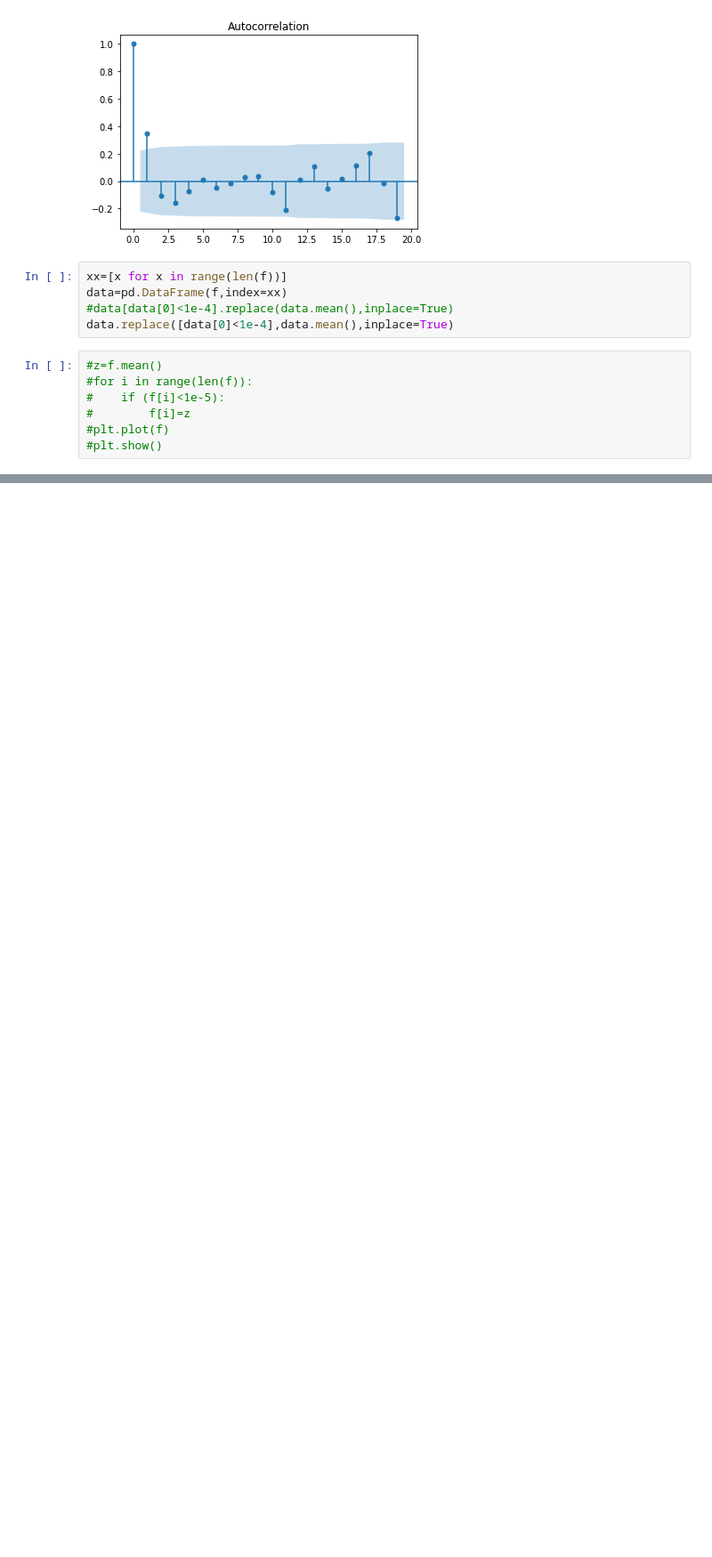
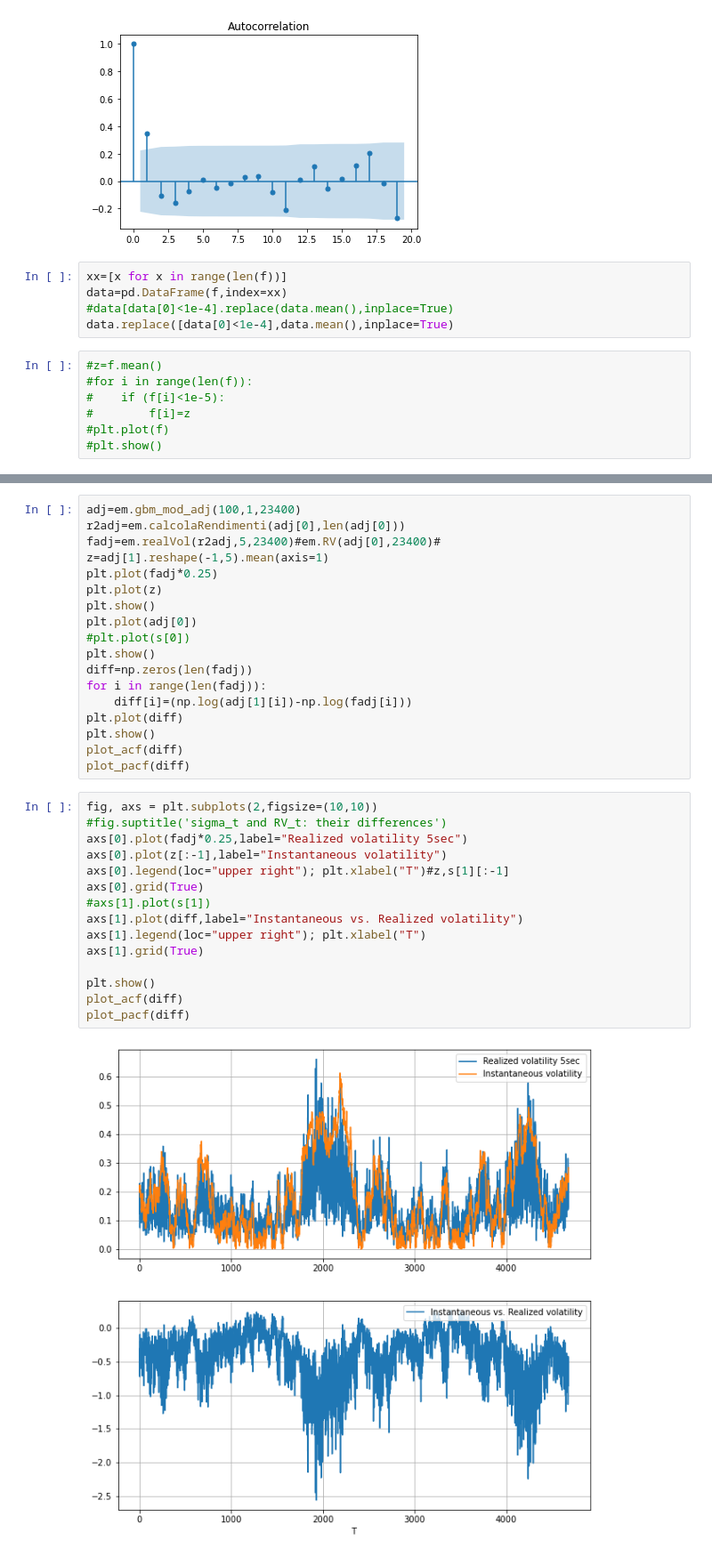
Before and after one commit to macrandrea/RoughVolArtOrArtefact, a Jupyter notebook: ModulusWiener_GIT.ipynb, the cells around one changed output, grey strips where cells are left out. Shown at 89% size. Drawn from its saved outputs; the diff is of its cells as text; blank space fills up the shorter version.

```diff
--- a/ModulusWiener_GIT.ipynb
+++ b/ModulusWiener_GIT.ipynb
@@ -78,0 +108,35 @@ plot_pacf(diff)
+# %%
+adj=em.gbm_mod_adj(100,1,23400)
+r2adj=em.calcolaRendimenti(adj[0],len(adj[0]))
+fadj=em.realVol(r2adj,5,23400)#em.RV(adj[0],23400)#
+z=adj[1].reshape(-1,5).mean(axis=1)
+plt.plot(fadj*0.25)
+plt.plot(z)
+plt.show()
+plt.plot(adj[0])
+#plt.plot(s[0])
+plt.show()
+diff=np.zeros(len(fadj))
+for i in range(len(fadj)):
+    diff[i]=(np.log(adj[1][i])-np.log(fadj[i]))
+plt.plot(diff)
+plt.show()
+plot_acf(diff)
+plot_pacf(diff)
+# %%
+fig, axs = plt.subplots(2,figsize=(10,10))
+#fig.suptitle('sigma_t and RV_t: their differences')
+axs[0].plot(fadj*0.25,label="Realized volatility 5sec")
+axs[0].plot(z[:-1],label="Instantaneous volatility")
+axs[0].legend(loc="upper right"); plt.xlabel("T")#z,s[1][:-1]
+axs[0].grid(True)
+#axs[1].plot(s[1])
+axs[1].plot(diff,label="Instantaneous vs. Realized volatility")
+axs[1].legend(loc="upper right"); plt.xlabel("T")
+axs[1].grid(True)
+
+plt.show()
+plot_acf(diff)
+plot_pacf(diff)
+# %% [output]
+[figure, added]
```
Also changed, not shown: parts of 6 cells of this notebook, 7 other files.
